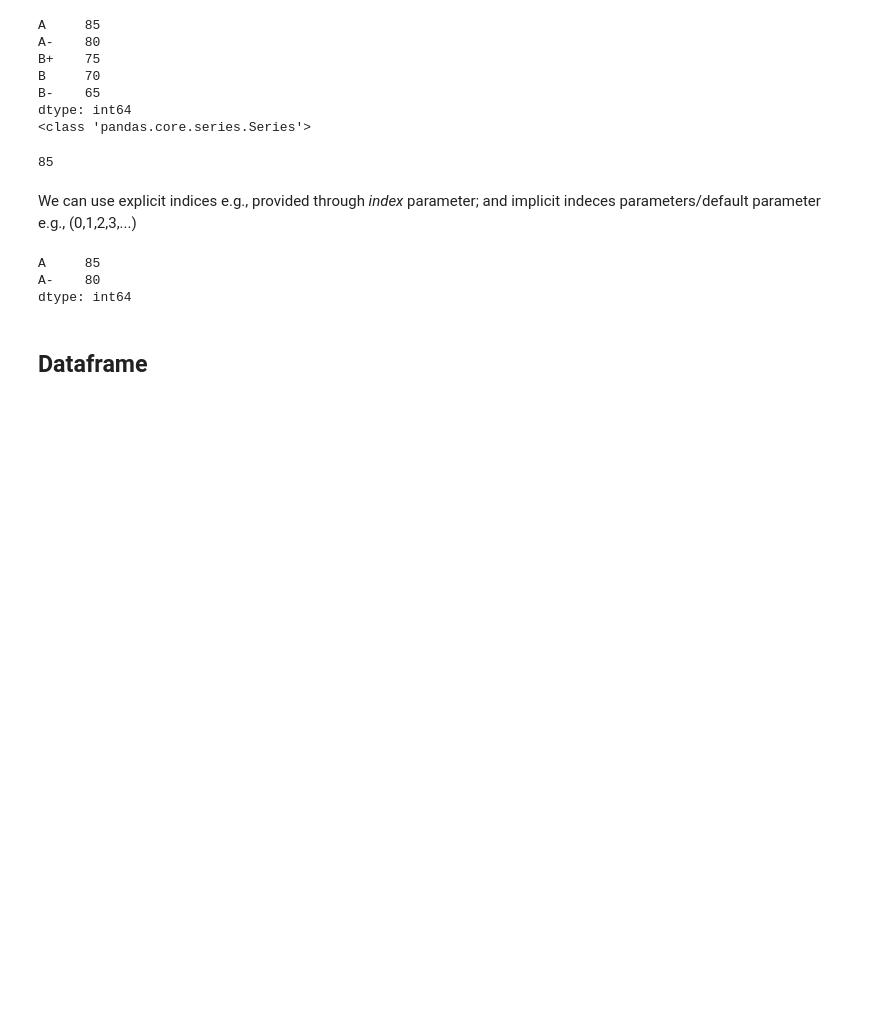
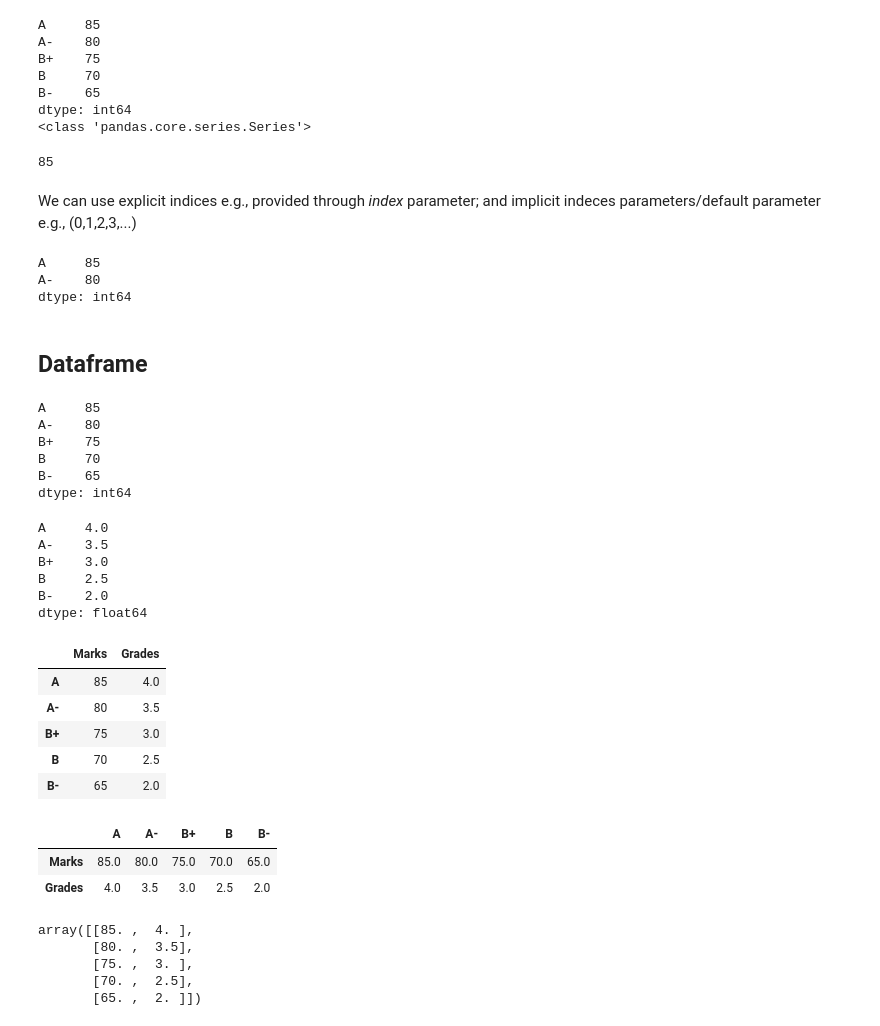
Before and after one commit to DaudAhmad0303/Python-for-data-science-practice, a Jupyter notebook: Step Into Data Science.ipynb, the cells around one changed output. Saved outputs shown, nothing was run; the diff lists cells and outputs as text; code cells hidden in the pictures; blank space fills up the shorter version.

```diff
--- a/Step Into Data Science.ipynb
+++ b/Step Into Data Science.ipynb
@@ -759,3 +759,21 @@ A-    80
 dtype: int64
 # %% [markdown]
 ## Dataframe
+# %%
+marks
+# %% [output]
+A     85
+A-    80
+B+    75
+B     70
+B-    65
+dtype: int64
+# %%
+grades
+# %% [output]
+A     4.0
+A-    3.5
+B+    3.0
+B     2.5
+B-    2.0
+dtype: float64
@@ -761,0 +782,23 @@ dtype: int64
+# %%
+D
+# %% [output]
+|  | Marks | Grades |
+| A | 85 | 4.0 |
+| A- | 80 | 3.5 |
+| B+ | 75 | 3.0 |
+| B | 70 | 2.5 |
+| B- | 65 | 2.0 |
+# %%
+D.T
+# %% [output]
+|  | A | A- | B+ | B | B- |
+| Marks | 85.0 | 80.0 | 75.0 | 70.0 | 65.0 |
+| Grades | 4.0 | 3.5 | 3.0 | 2.5 | 2.0 |
+# %%
+D.values
+# %% [output]
+array([[85. ,  4. ],
+       [80. ,  3.5],
+       [75. ,  3. ],
+       [70. ,  2.5],
+       [65. ,  2. ]])
```
Also changed, not shown: parts of 40 cells of this notebook.
